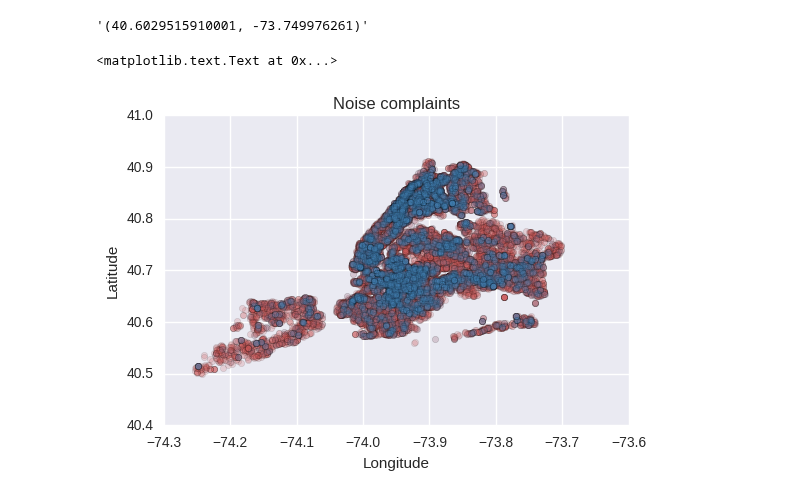
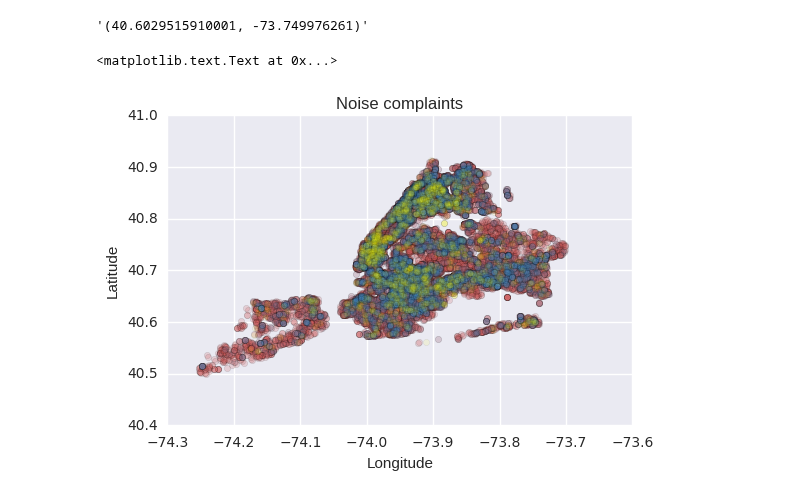
Before and after one commit to fedhere/UInotebooks, a Jupyter notebook: dataWrangling/readingData.ipynb, the cells around one changed output. Cells and saved outputs as stored; diff of their text form; code cells hidden in the pictures.

```diff
--- a/dataWrangling/readingData.ipynb
+++ b/dataWrangling/readingData.ipynb
@@ -399,15 +432,18 @@ dfCrime['Location 1'][0]
 # %% [output]
 '(40.6029515910001, -73.749976261)'
 # %%
-dfCrime['Longitude'] = df2['Location 1'].map(lambda x: float(x.replace('(','').replace(')','').split(',')[1]))
-dfCrime['Latitude'] = df2['Location 1'].map(lambda x: float(x.replace('(','').replace(')','').split(',')[0]))
+dfCrime['Longitude'] = dfCrime['Location 1'].map(lambda x: float(x.replace('(','').replace(')','').split(',')[1]))
+dfCrime['Latitude'] = dfCrime['Location 1'].map(lambda x: float(x.replace('(','').replace(')','').split(',')[0]))
 dfCrime = dfCrime[:1000]
 # %%
 ax = df1.plot(x='Longitude', y='Latitude', kind="scatter", alpha=0.2, color="Indianred")
 ax.set_title("All complaints")
 
 dfNoise.plot(x='Longitude', y='Latitude', alpha=0.1, kind="scatter", ax=ax, color="SteelBlue")
-ax.set_title("Noise complaints")
+
+
+dfCrime.plot(x='Longitude', y='Latitude', alpha=0.1, kind="scatter", ax=ax, color="Yellow")
+ax.set_title("Noise complaints and Crime")
 # %% [output]
 <matplotlib.text.Text at 0x...>
-[figure, old version]
+[figure, new version]
```
Also changed, not shown: parts of 18 cells of this notebook.
